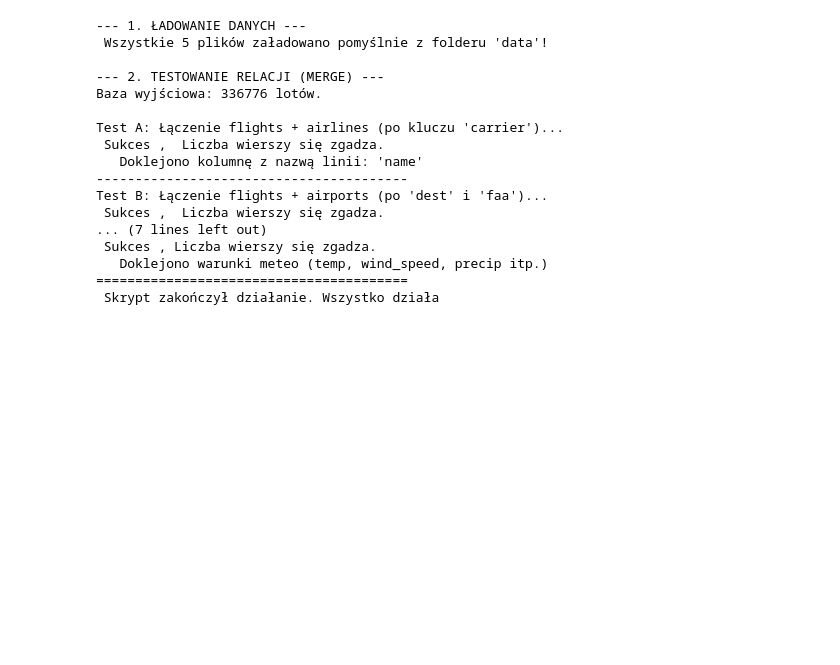
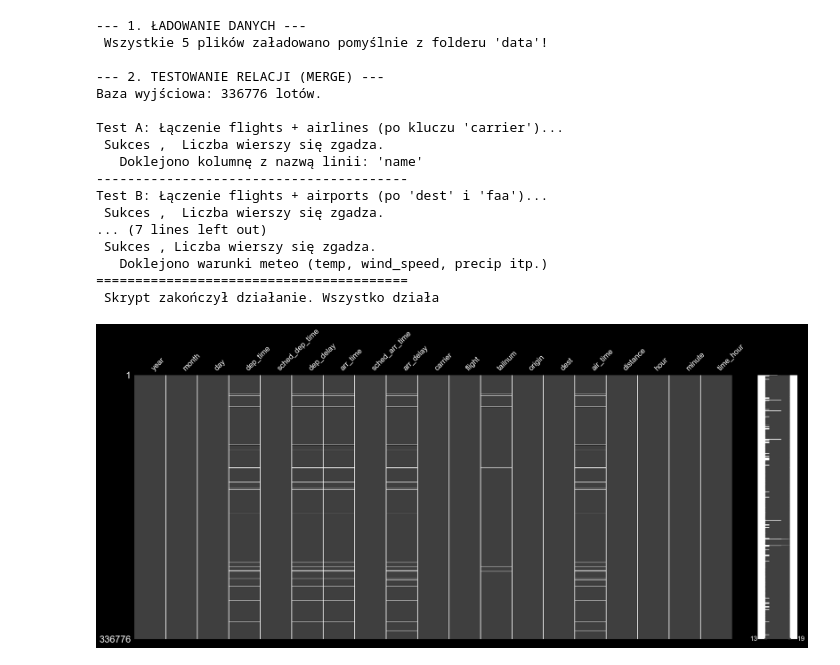
Before and after one commit to xShyen/KursZPythona, a Jupyter notebook: analiza.ipynb, the cells around one changed output. Drawn from its saved outputs; the diff is of its cells as text; code cells hidden in the pictures; blank space fills up the shorter version.

```diff
--- a/analiza.ipynb
+++ b/analiza.ipynb
@@ -104,3 +105,7 @@ Test B: Łączenie flights + airports (po 'dest' i 'faa')...
    Doklejono warunki meteo (temp, wind_speed, precip itp.)
 ========================================
  Skrypt zakończył działanie. Wszystko działa
+# %%
+msno.matrix(flights);
+# %% [output]
+[figure, added]
```
Also changed, not shown: parts of 1 cell of this notebook.
